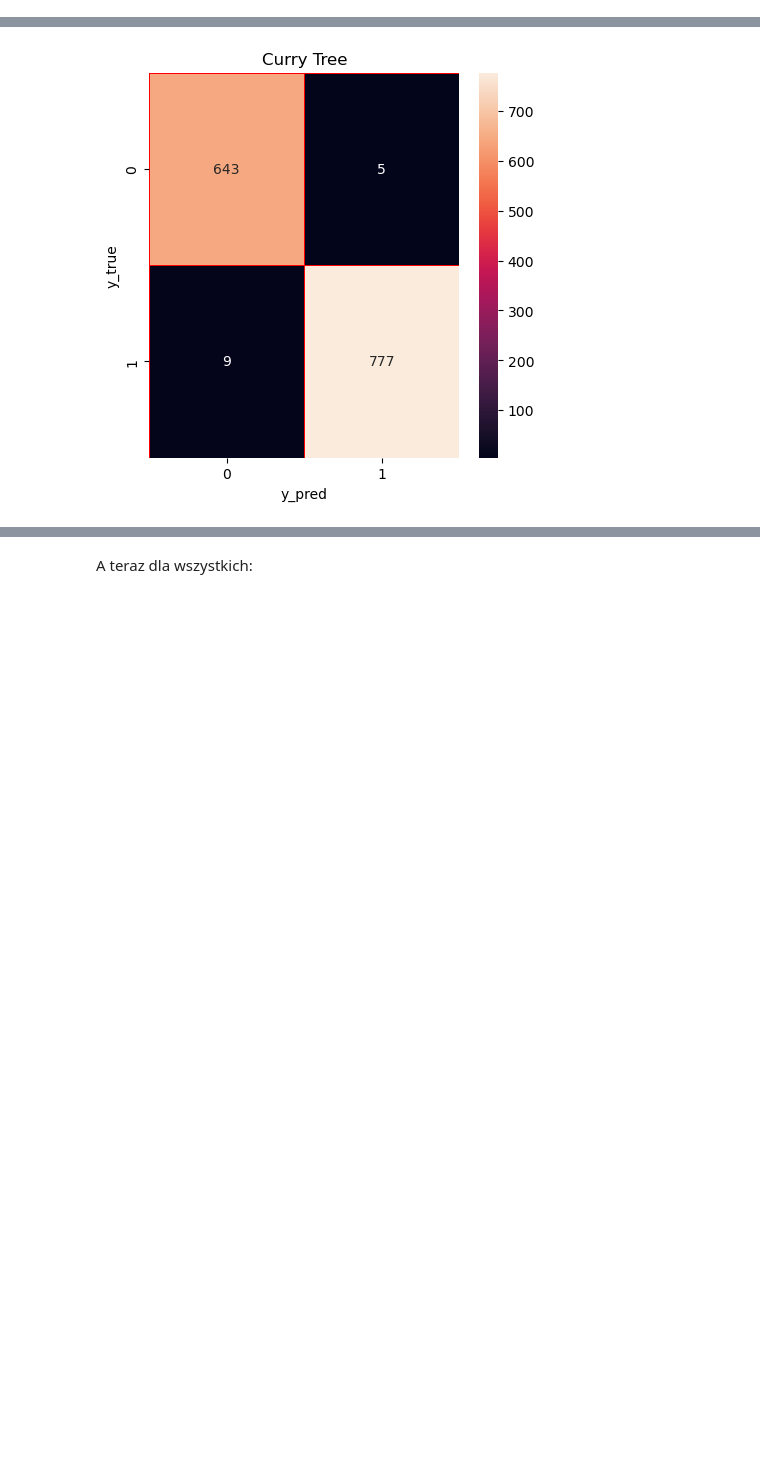
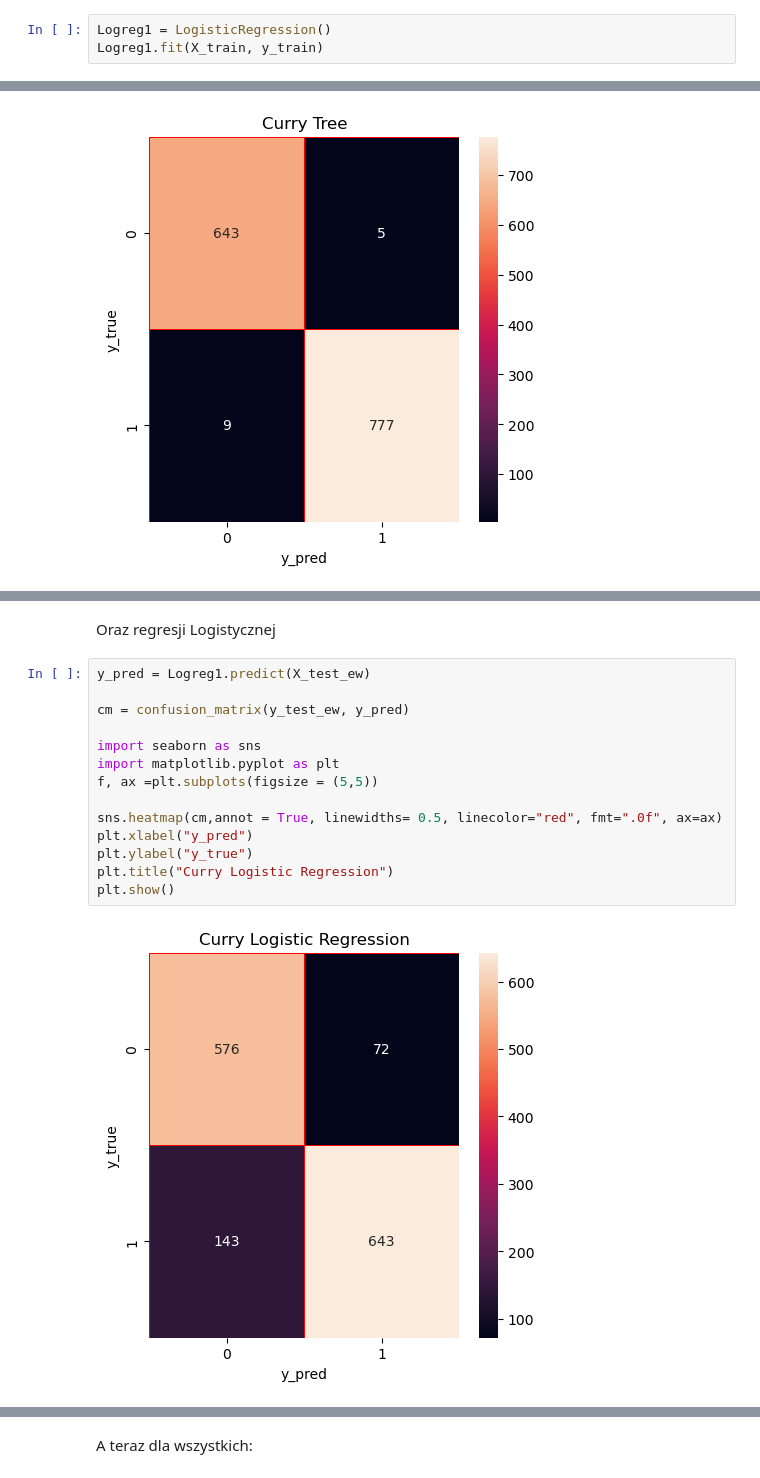
Before and after one commit to MichalBrodackiPJA/Eksploracja-i-Wizualizacja-Danych, a Jupyter notebook: Projekt_koncowy/Projekt.ipynb, the cells around one changed output, grey strips where cells are left out. Drawn from its saved outputs; the diff is of its cells as text; blank space fills up the shorter version.

```diff
--- a/Projekt_koncowy/Projekt.ipynb
+++ b/Projekt_koncowy/Projekt.ipynb
@@ -305,0 +312,3 @@ DecisionTreeClassifier(ccp_alpha=0.0019, random_state=2)
+# %%
+Logreg1 = LogisticRegression()
+Logreg1.fit(X_train, y_train)
@@ -464,0 +487,18 @@ create_colored_scatter_plot_with_missed(Curry, 'Curry Decision Tree')
+# %% [markdown]
+Oraz regresji Logistycznej
+# %%
+y_pred = Logreg1.predict(X_test_ew)
+
+cm = confusion_matrix(y_test_ew, y_pred)
+
+import seaborn as sns
+import matplotlib.pyplot as plt
+f, ax =plt.subplots(figsize = (5,5))
+
+sns.heatmap(cm,annot = True, linewidths= 0.5, linecolor="red", fmt=".0f", ax=ax)
+plt.xlabel("y_pred")
+plt.ylabel("y_true")
+plt.title("Curry Logistic Regression")
+plt.show()
+# %% [output]
+[figure, added]
```
Also changed, not shown: parts of 14 cells of this notebook.
